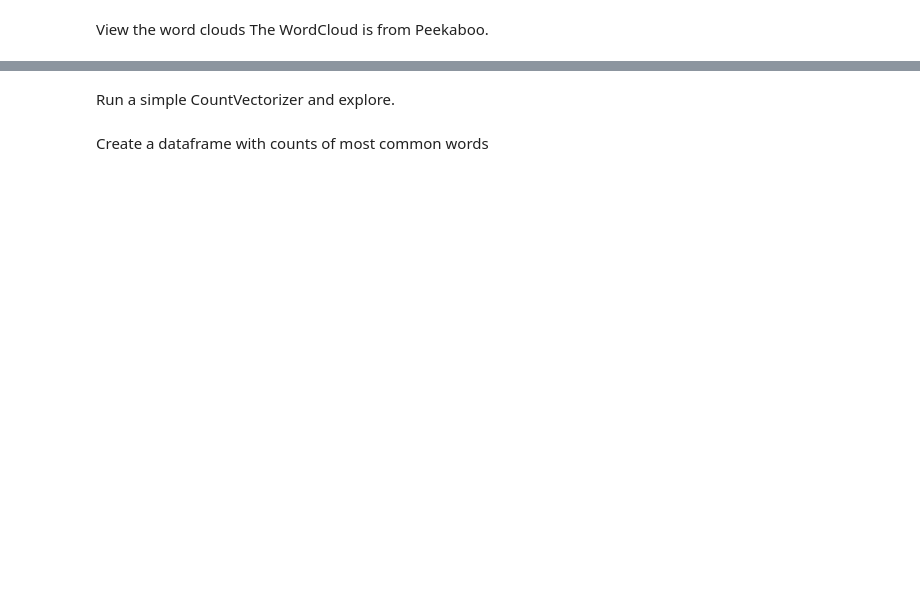
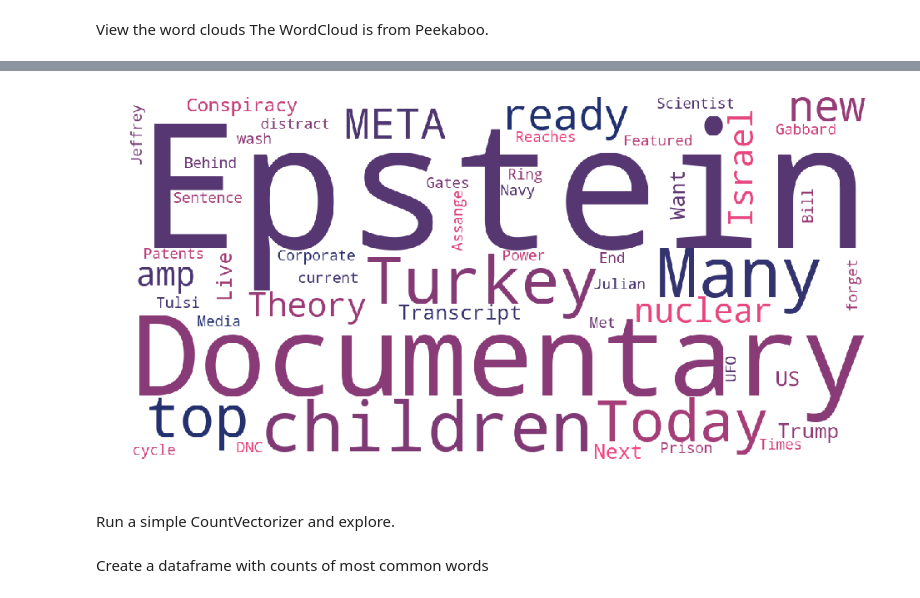
Before and after one commit to AmirYunus/GA_DSI_Project_3, a Jupyter notebook: code/technical_report.ipynb, the cells around one changed output, grey strips where cells are left out. Saved outputs shown, nothing was run; the diff lists cells and outputs as text; code cells hidden in the pictures; blank space fills up the shorter version.

```diff
--- a/code/technical_report.ipynb
+++ b/code/technical_report.ipynb
@@ -285,5 +294,7 @@ show_wordcloud(df_gv['title'])
 # %%
-show_wordcloud(df_cape['title'])
+show_wordcloud(df_fake['title'])
+# %% [output]
+[figure, added]
 # %%
 # Why Python and others
 # df_gv[df_gv['title'].str.contains("Texas")]
```
Also changed, not shown: parts of 31 cells of this notebook.
